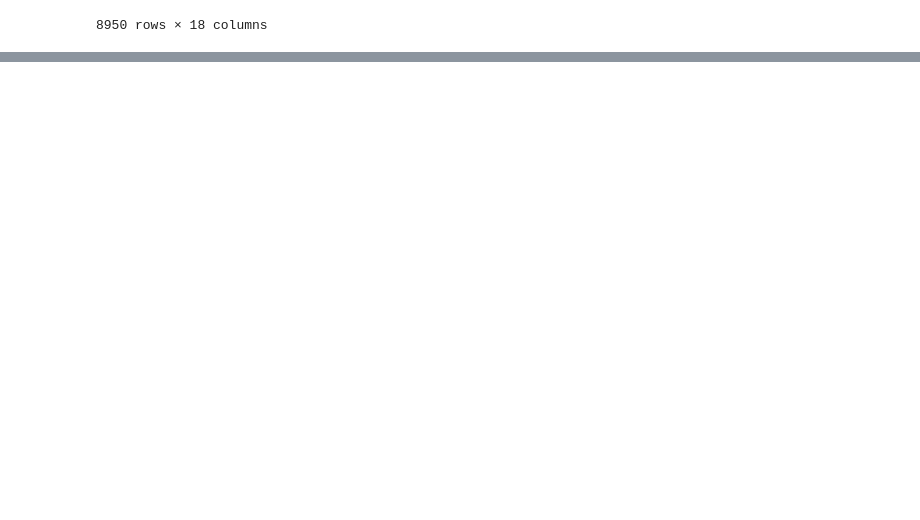
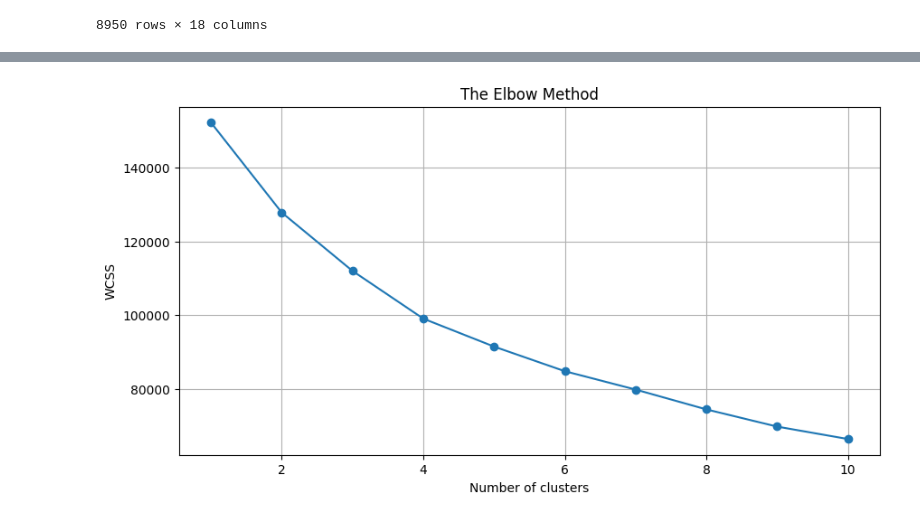
Before and after one commit to deenyse/VSB_ZSU, a Jupyter notebook: FML_Hands_on_Clustering_Credit_Cards.ipynb, the cells around one changed output, grey strips where cells are left out. Drawn from its saved outputs; the diff is of its cells as text; code cells hidden in the pictures; blank space fills up the shorter version.

```diff
--- a/FML_Hands_on_Clustering_Credit_Cards.ipynb
+++ b/FML_Hands_on_Clustering_Credit_Cards.ipynb
@@ -66,0 +93,11 @@ df
+# %%
+# Fill missing values with the median
+df['MINIMUM_PAYMENTS'].fillna(df['MINIMUM_PAYMENTS'].median(), inplace=True)
+df['CREDIT_LIMIT'].fillna(df['CREDIT_LIMIT'].median(), inplace=True)
+
+# Drop the customer ID column
+df.drop('CUST_ID', axis=1, inplace=True)
+
+# Verify that there are no more missing values
+print("\nMissing values after cleaning:")
+print(df.isnull().sum().sum()) # Should be 0
@@ -66,0 +119,25 @@ df
+# %%
+from sklearn.preprocessing import StandardScaler
+from sklearn.cluster import KMeans
+
+# Scale the data
+scaler = StandardScaler()
+df_scaled = scaler.fit_transform(df)
+
+# Use the Elbow Method to find the optimal number of clusters
+wcss = []
+for i in range(1, 11):
+    kmeans = KMeans(n_clusters=i, init='k-means++', max_iter=300, n_init=10, random_state=42)
+    kmeans.fit(df_scaled)
+    wcss.append(kmeans.inertia_)
+
+# Plot the Elbow Method graph
+plt.figure(figsize=(10, 5))
+plt.plot(range(1, 11), wcss, marker='o')
+plt.title('The Elbow Method')
+plt.xlabel('Number of clusters')
+plt.ylabel('WCSS')
+plt.grid(True)
+plt.show()
+# %% [output]
+[figure, added]
```
Also changed, not shown: parts of 4 cells of this notebook.
